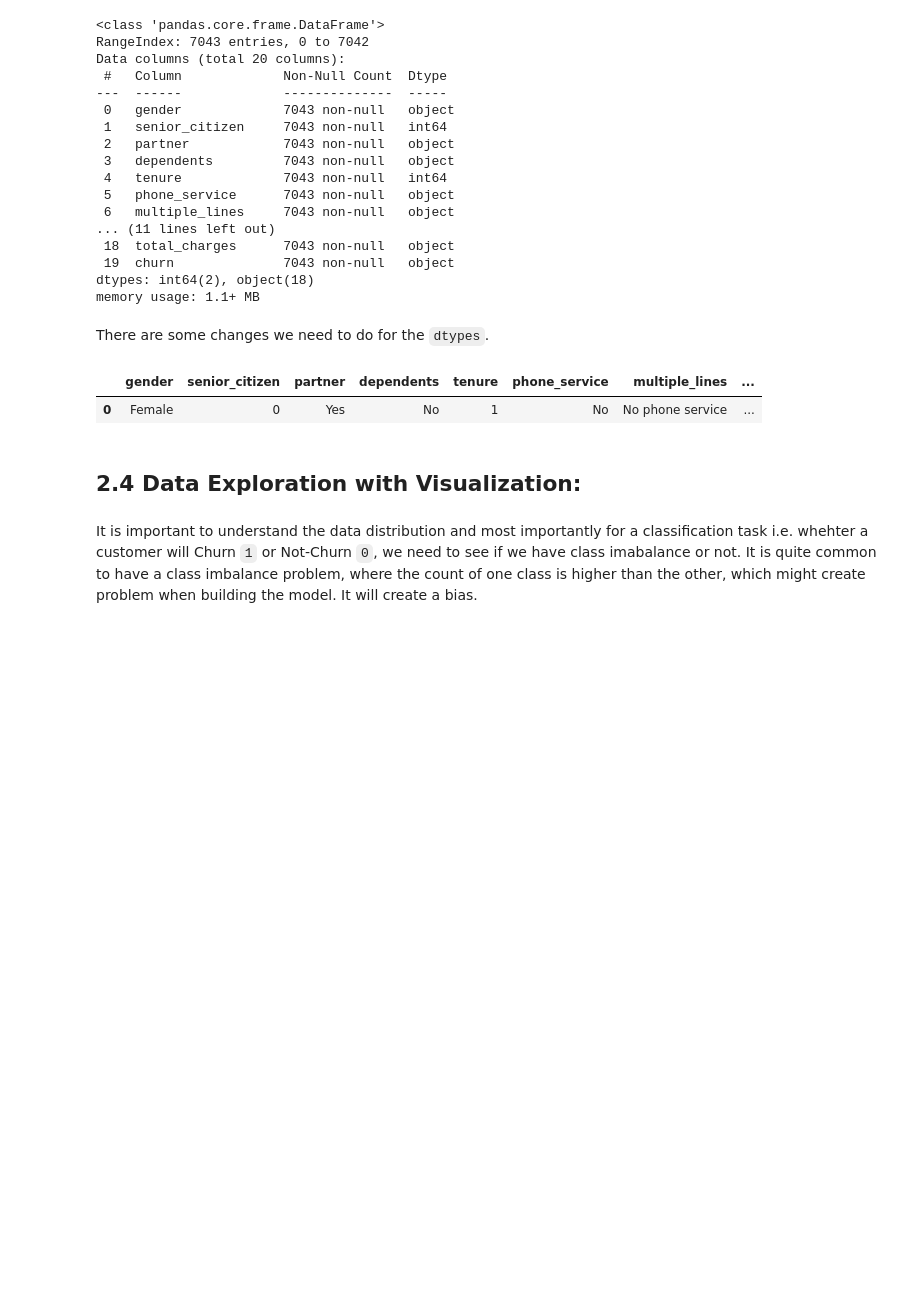
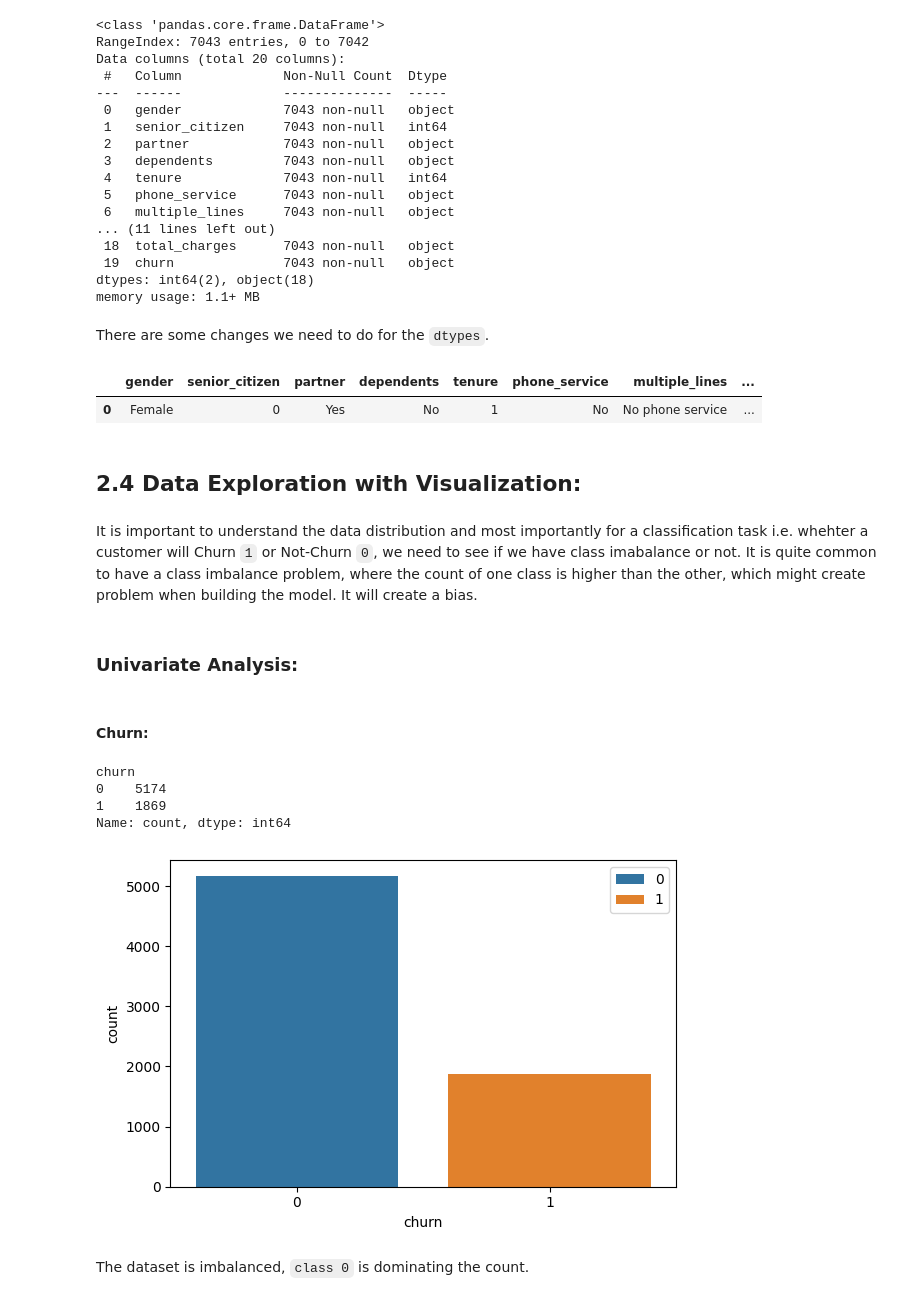
Before and after one commit to Nishan-k/Churn-prediction-and-analysis, a Jupyter notebook: customer_churn_ml/Untitled.ipynb, the cells around one changed output. Saved outputs shown, nothing was run; the diff lists cells and outputs as text; code cells hidden in the pictures; blank space fills up the shorter version.

```diff
--- a/customer_churn_ml/Untitled.ipynb
+++ b/customer_churn_ml/Untitled.ipynb
@@ -95,3 +97,24 @@ df.head(1)
 ## 2.4 Data Exploration with Visualization:
 # %% [markdown]
 It is important to understand the data distribution and most importantly for a classification task i.e. whehter a customer will Churn `1` or Not-Churn `0`, we need to see if we have class imabalance or not. It is quite common to have a class imbalance problem, where the count of one class is higher than the other, which might create problem when building the model. It will create a bias.
+# %% [markdown]
+### Univariate Analysis:
+# %% [markdown]
+#### Churn:
+# %%
+df['churn'].value_counts()
+# %% [output]
+churn
+0    5174
+1    1869
+Name: count, dtype: int64
+# %%
+plt.figure(figsize=(6, 4))
+sns.countplot(data=df, x='churn', hue='churn')
+plt.legend()
+plt.tight_layout()
+plt.show()
+# %% [output]
+[figure, added]
+# %% [markdown]
+The dataset is imbalanced, `class 0` is dominating the count.
```
Also changed, not shown: parts of 15 cells of this notebook.
